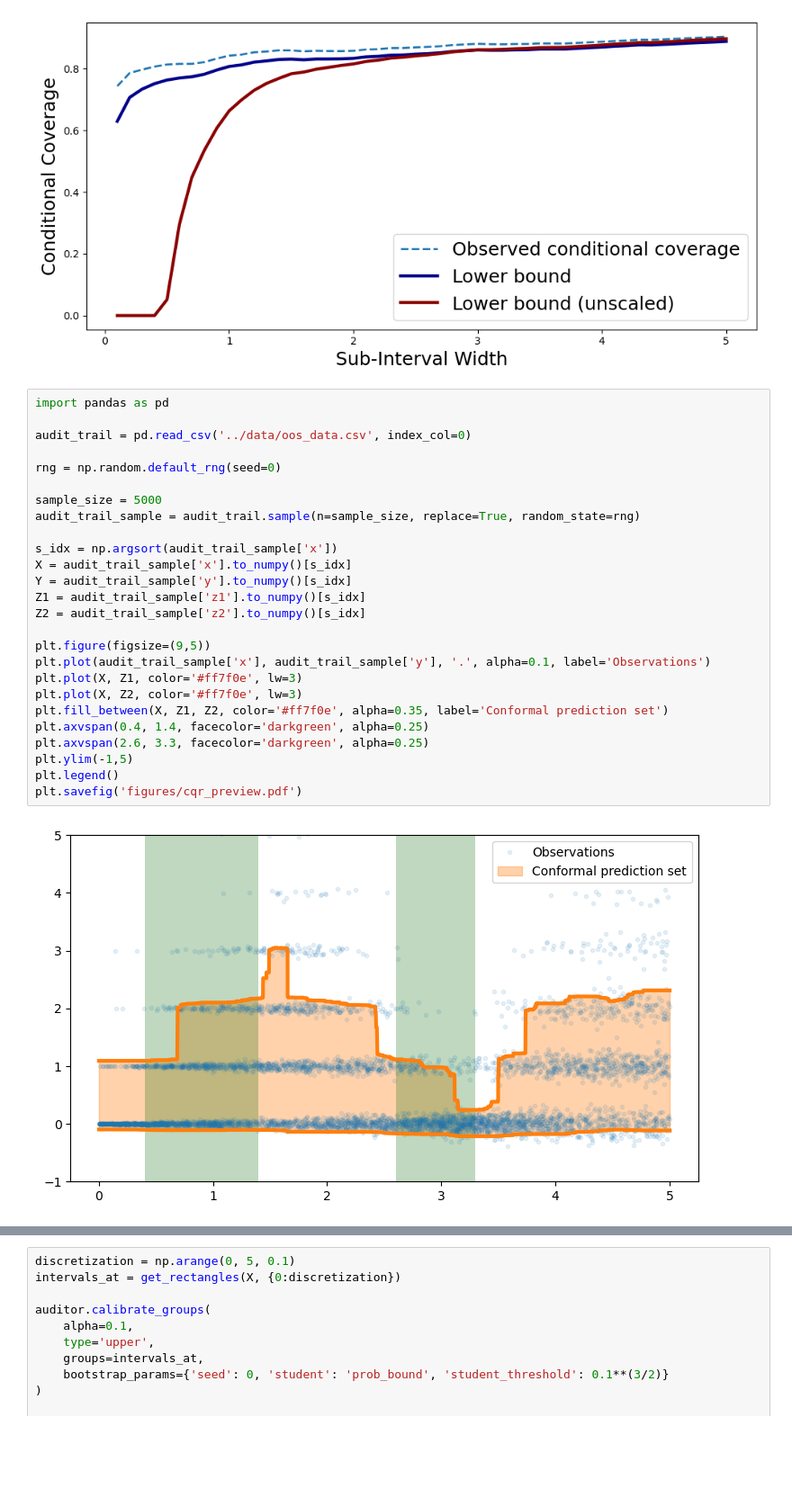
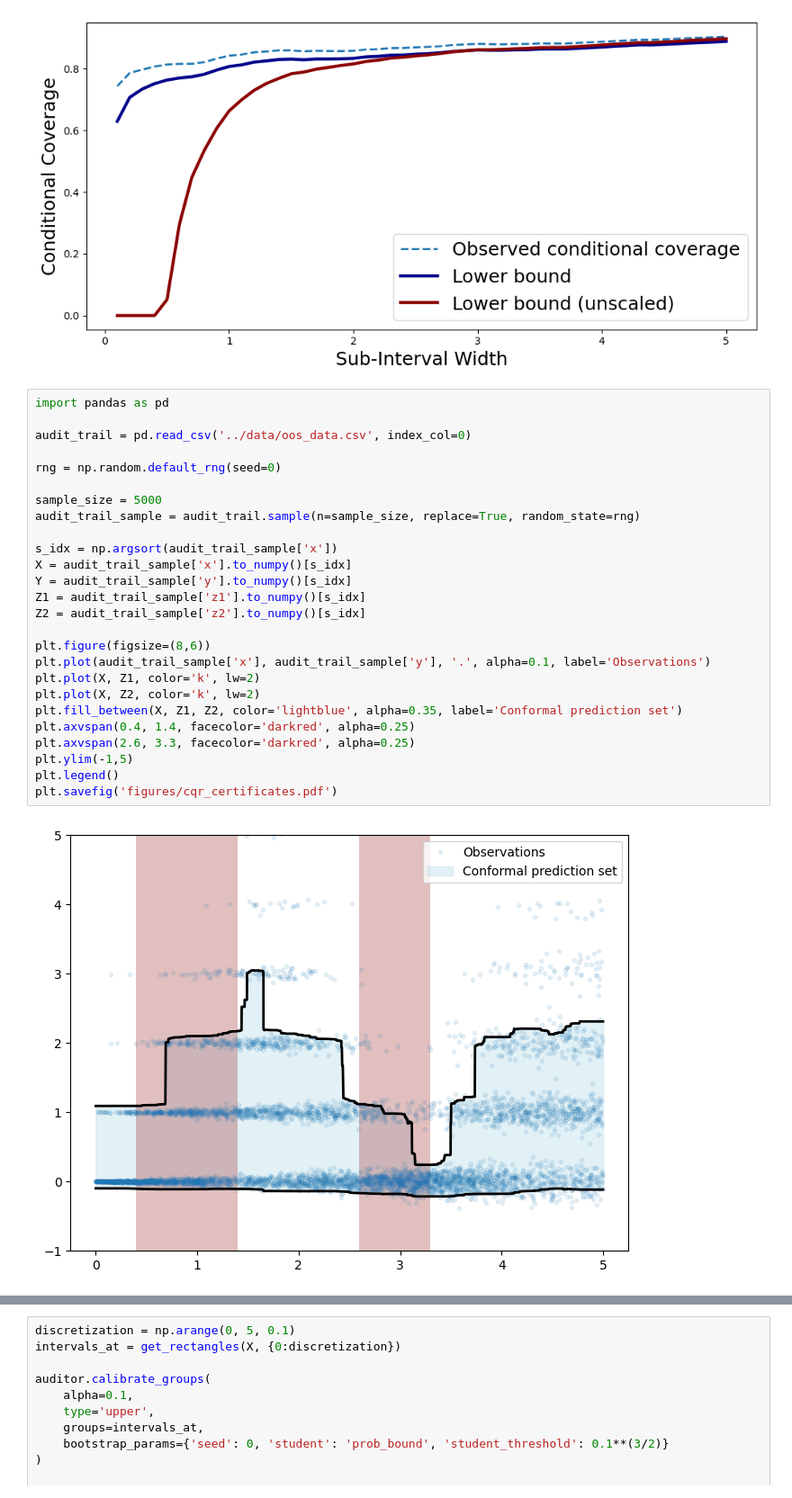
Before and after one commit to jjcherian/fairaudit, a Jupyter notebook: notebooks/PaperFigures.ipynb, the cells around one changed output, grey strips where cells are left out. Shown at 90% size. Saved outputs shown, nothing was run; the diff lists cells and outputs as text; blank space fills up the shorter version.

```diff
--- a/notebooks/PaperFigures.ipynb
+++ b/notebooks/PaperFigures.ipynb
@@ -258,31 +256,31 @@ plt.savefig("figures/bound_cqr_interval_2.pdf")
 # %%
 import pandas as pd
 
 audit_trail = pd.read_csv('../data/oos_data.csv', index_col=0)
 
 rng = np.random.default_rng(seed=0)
 
 sample_size = 5000
 audit_trail_sample = audit_trail.sample(n=sample_size, replace=True, random_state=rng)
 
 s_idx = np.argsort(audit_trail_sample['x'])
 X = audit_trail_sample['x'].to_numpy()[s_idx]
 Y = audit_trail_sample['y'].to_numpy()[s_idx]
 Z1 = audit_trail_sample['z1'].to_numpy()[s_idx]
 Z2 = audit_trail_sample['z2'].to_numpy()[s_idx]
 
-plt.figure(figsize=(9,5))
+plt.figure(figsize=(8,6))
 plt.plot(audit_trail_sample['x'], audit_trail_sample['y'], '.', alpha=0.1, label='Observations')
-plt.plot(X, Z1, color='#ff7f0e', lw=3)
-plt.plot(X, Z2, color='#ff7f0e', lw=3)
-plt.fill_between(X, Z1, Z2, color='#ff7f0e', alpha=0.35, label='Conformal prediction set')
-plt.axvspan(0.4, 1.4, facecolor='darkgreen', alpha=0.25)
-plt.axvspan(2.6, 3.3, facecolor='darkgreen', alpha=0.25)
+plt.plot(X, Z1, color='k', lw=2)
+plt.plot(X, Z2, color='k', lw=2)
+plt.fill_between(X, Z1, Z2, color='lightblue', alpha=0.35, label='Conformal prediction set')
+plt.axvspan(0.4, 1.4, facecolor='darkred', alpha=0.25)
+plt.axvspan(2.6, 3.3, facecolor='darkred', alpha=0.25)
 plt.ylim(-1,5)
 plt.legend()
-plt.savefig('figures/cqr_preview.pdf')
+plt.savefig('figures/cqr_certificates.pdf')
 # %% [output]
-[figure, old version]
+[figure, new version]
 # %%
 import cvxpy as cp
 from sklearn.metrics.pairwise import pairwise_kernels
```
Also changed, not shown: parts of 17 cells of this notebook, 5 other files.
